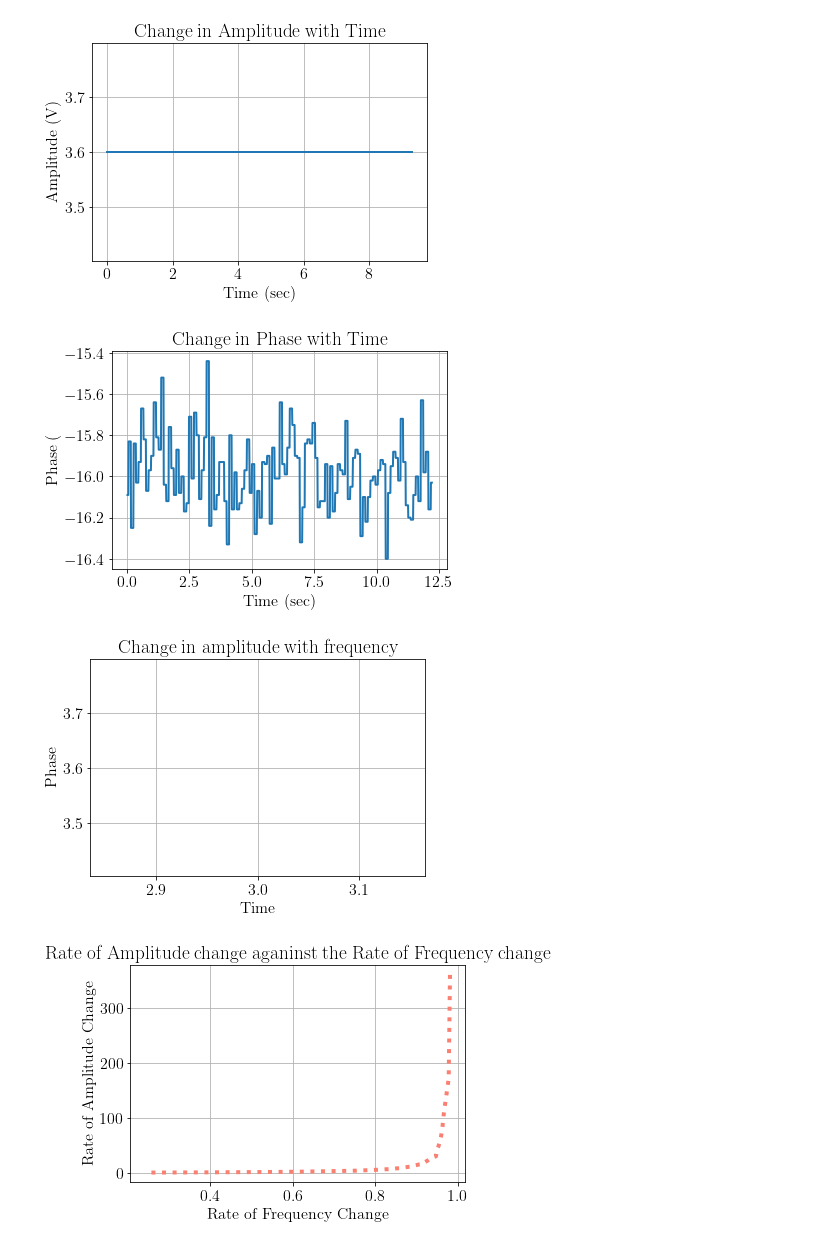
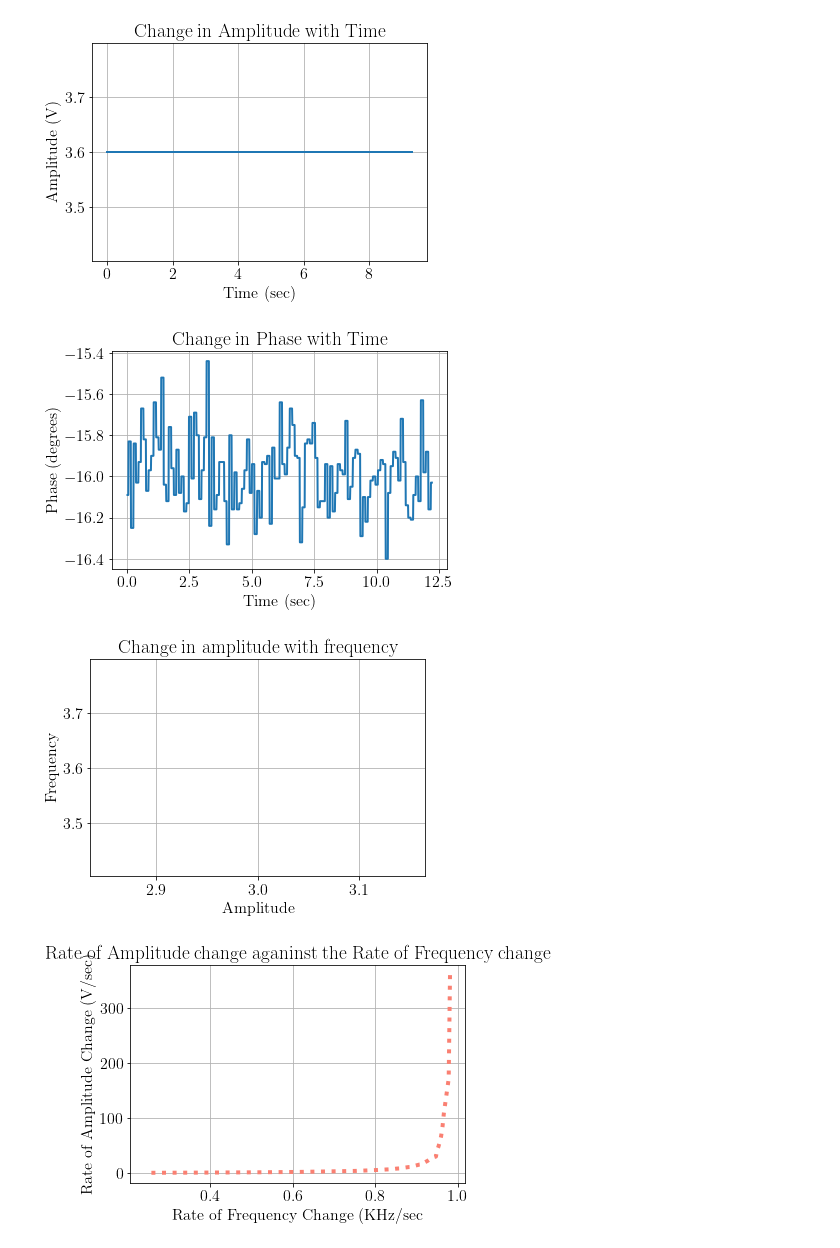
Before and after one commit to aaronkebede/PHY220, a Jupyter notebook: Lab 1 Plots.ipynb, the cells around one changed output. Saved outputs shown, nothing was run; the diff lists cells and outputs as text; code cells hidden in the pictures.

```diff
--- a/Lab 1 Plots.ipynb
+++ b/Lab 1 Plots.ipynb
@@ -50,11 +50,11 @@ plt.show()
 plt.plot(time_phase_axis,phase_axis,lw=2)
 plt.grid()
 plt.xlabel("Time (sec)")
-plt.ylabel("Phase (")
+plt.ylabel("Phase (degrees)")
 plt.title("Change in Phase with Time")
 plt.show()
 # %% [output]
-[figure, old version]
+[figure, new version]
 # %%
 # We have to reshape the frequency array to make it the same size as the amplitude one
 
@@ -70,19 +70,19 @@ resized_r_freq = r_freq[210:]
 # A plot of Ampllitude against time
 plt.plot(resized_frequency_axis,amplitude_axis,lw=2)
 plt.grid()
-plt.xlabel("Time")
-plt.ylabel("Phase")
+plt.xlabel("Amplitude")
+plt.ylabel("Frequency")
 plt.title("Change in amplitude with frequency")
 plt.show()
 # %% [output]
-[figure, old version]
+[figure, new version]
 # %%
 #Plot Rate of amplitude change against rate of frequency change
 plt.plot(resized_r_freq,r_amp, lw=4, ls='dotted', c="salmon")
 plt.grid()
-plt.xlabel("Rate of Frequency Change")
-plt.ylabel("Rate of Amplitude Change")
+plt.xlabel("Rate of Frequency Change (KHz/sec")
+plt.ylabel("Rate of Amplitude Change (V/sec)")
 plt.title("Rate of Amplitude change aganinst the Rate of Frequency change")
 plt.show()
 # %% [output]
-[figure, old version]
+[figure, new version]
```
